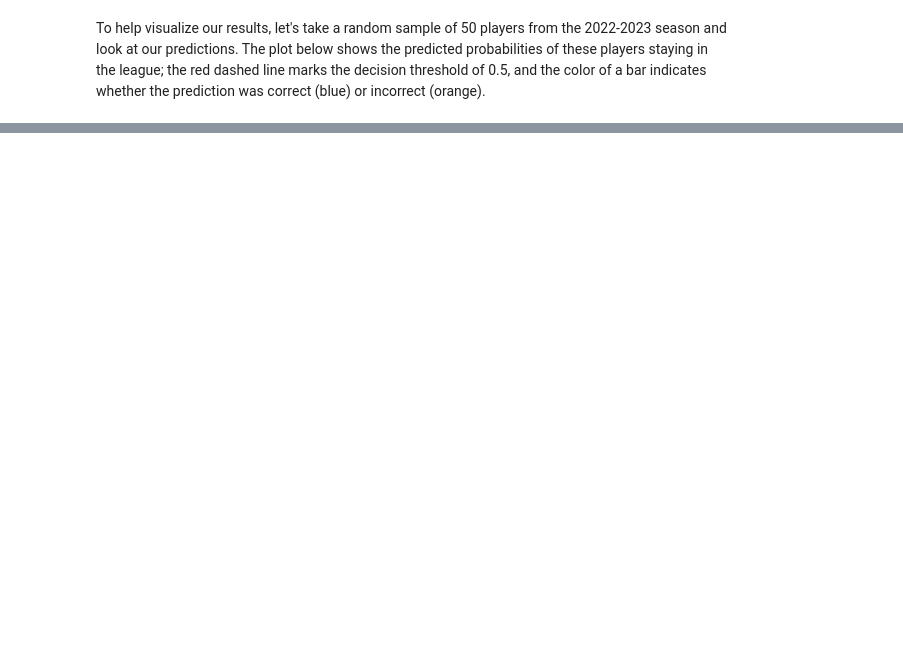
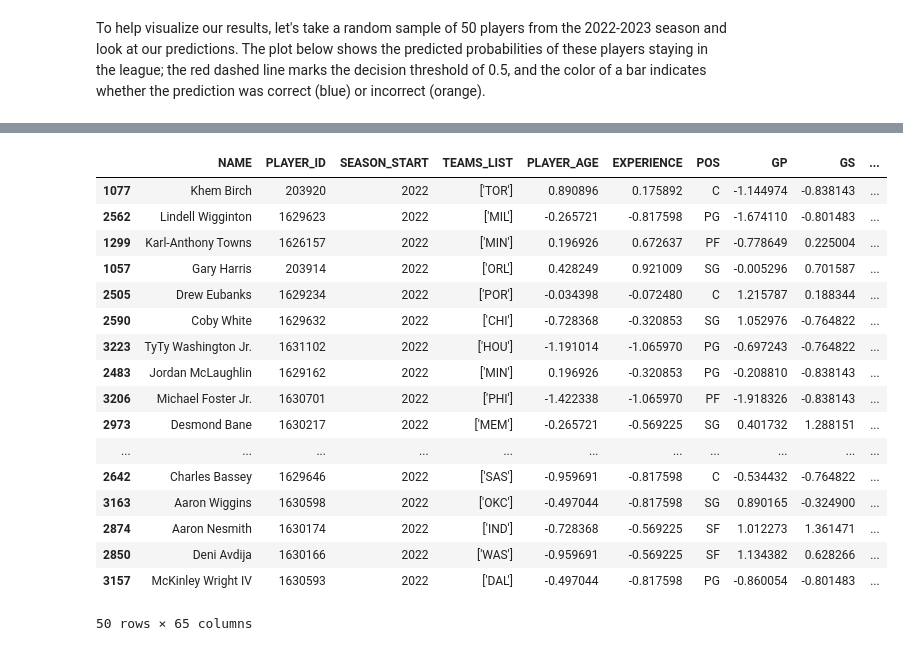
Before and after one commit to aapandy2/predicting_nba_player_retention, a Jupyter notebook: 4_FinalModelPerformance.ipynb, the cells around one changed output, grey strips where cells are left out. Saved outputs shown, nothing was run; the diff lists cells and outputs as text; code cells hidden in the pictures; blank space fills up the shorter version.

```diff
--- a/4_FinalModelPerformance.ipynb
+++ b/4_FinalModelPerformance.ipynb
@@ -218,2 +225,23 @@ We note the following observations:
 
 * Of the 8 false negatives shown (i.e., players who were predicted to leave but stayed), 6 of them have since been in and out of the G-league, indicating that our model has properly identified them as "fringe NBA players" who are quite likely to leave the NBA within the next few seasons.
+# %%
+df
+# %% [output]
+|  | NAME | PLAYER_ID | SEASON_START | TEAMS_LIST | PLAYER_AGE | EXPERIENCE | POS | GP | GS | ... |
+| 1077 | Khem Birch | 203920 | 2022 | ['TOR'] | 0.890896 | 0.175892 | C | -1.144974 | -0.838143 | ... |
+| 2562 | Lindell Wigginton | 1629623 | 2022 | ['MIL'] | -0.265721 | -0.817598 | PG | -1.674110 | -0.801483 | ... |
+| 1299 | Karl-Anthony Towns | 1626157 | 2022 | ['MIN'] | 0.196926 | 0.672637 | PF | -0.778649 | 0.225004 | ... |
+| 1057 | Gary Harris | 203914 | 2022 | ['ORL'] | 0.428249 | 0.921009 | SG | -0.005296 | 0.701587 | ... |
+| 2505 | Drew Eubanks | 1629234 | 2022 | ['POR'] | -0.034398 | -0.072480 | C | 1.215787 | 0.188344 | ... |
+| 2590 | Coby White | 1629632 | 2022 | ['CHI'] | -0.728368 | -0.320853 | SG | 1.052976 | -0.764822 | ... |
+| 3223 | TyTy Washington Jr. | 1631102 | 2022 | ['HOU'] | -1.191014 | -1.065970 | PG | -0.697243 | -0.764822 | ... |
+| 2483 | Jordan McLaughlin | 1629162 | 2022 | ['MIN'] | 0.196926 | -0.320853 | PG | -0.208810 | -0.838143 | ... |
+| 3206 | Michael Foster Jr. | 1630701 | 2022 | ['PHI'] | -1.422338 | -1.065970 | PF | -1.918326 | -0.838143 | ... |
+| 2973 | Desmond Bane | 1630217 | 2022 | ['MEM'] | -0.265721 | -0.569225 | SG | 0.401732 | 1.288151 | ... |
+| ... | ... | ... | ... | ... | ... | ... | ... | ... | ... | ... |
+| 2642 | Charles Bassey | 1629646 | 2022 | ['SAS'] | -0.959691 | -0.817598 | C | -0.534432 | -0.764822 | ... |
+| 3163 | Aaron Wiggins | 1630598 | 2022 | ['OKC'] | -0.497044 | -0.817598 | SG | 0.890165 | -0.324900 | ... |
+| 2874 | Aaron Nesmith | 1630174 | 2022 | ['IND'] | -0.728368 | -0.569225 | SF | 1.012273 | 1.361471 | ... |
+| 2850 | Deni Avdija | 1630166 | 2022 | ['WAS'] | -0.959691 | -0.569225 | SF | 1.134382 | 0.628266 | ... |
+| 3157 | McKinley Wright IV | 1630593 | 2022 | ['DAL'] | -0.497044 | -0.817598 | PG | -0.860054 | -0.801483 | ... |
+50 rows × 65 columns
```
Also changed, not shown: parts of 5 cells of this notebook.
